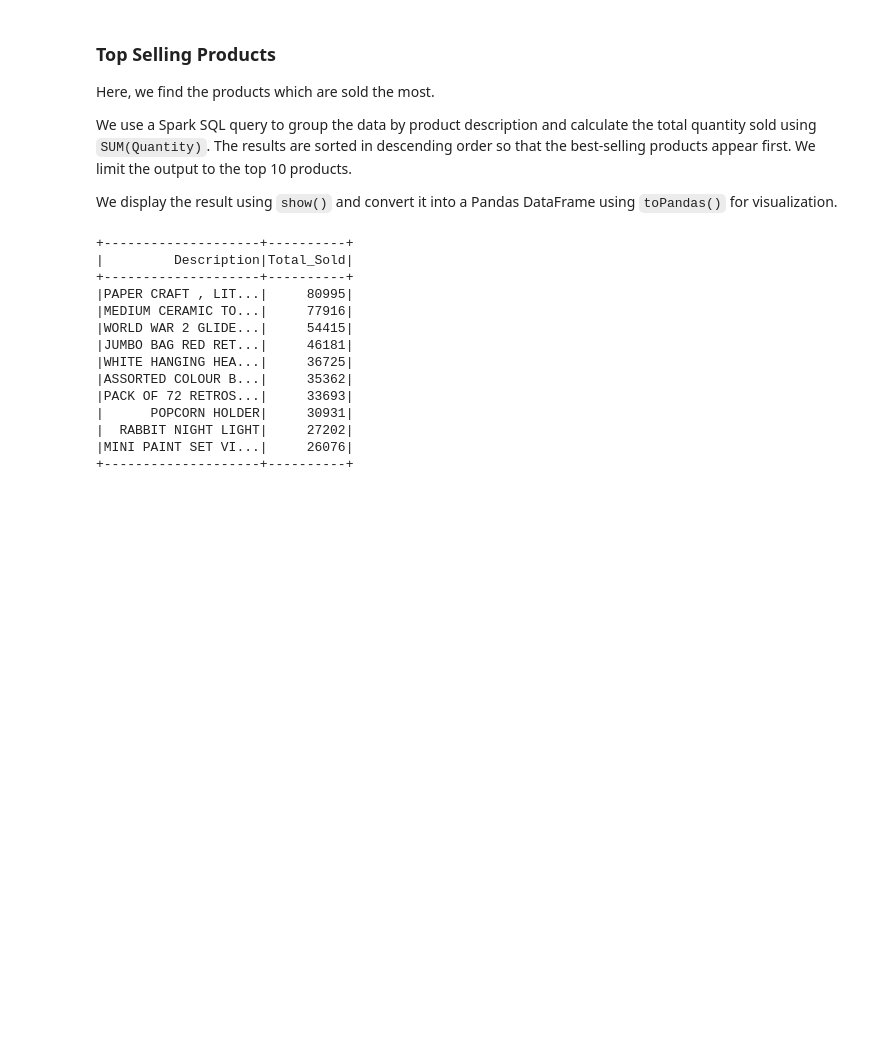
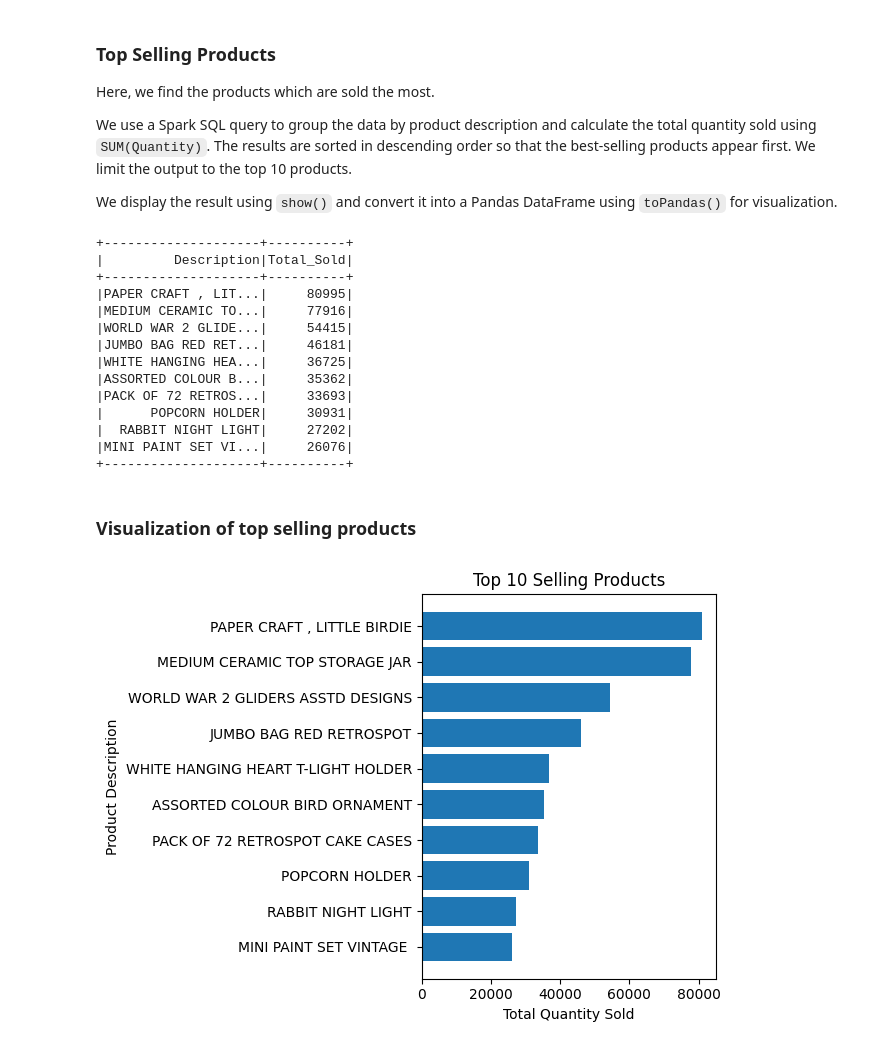
Before and after one commit to nabinyari/Bigdata_analysis_retail, a Jupyter notebook: main_assignment.ipynb, the cells around one changed output. Drawn from its saved outputs; the diff is of its cells as text; code cells hidden in the pictures; blank space fills up the shorter version.

Commit message:
Visualization of the top selling products

```diff
--- a/main_assignment.ipynb
+++ b/main_assignment.ipynb
@@ -216,3 +216,18 @@ pdf = result.toPandas()
 |  RABBIT NIGHT LIGHT|     27202|
 |MINI PAINT SET VI...|     26076|
 +--------------------+----------+
+# %% [markdown]
+### Visualization of top selling products
+# %%
+plt.figure()
+plt.barh(pdf["Description"], pdf["Total_Sold"])
+plt.title("Top 10 Selling Products")
+plt.xlabel("Total Quantity Sold")
+plt.ylabel("Product Description")
+
+plt.gca().invert_yaxis()  # highest on top
+plt.tight_layout()
+
+plt.show()
+# %% [output]
+[figure, added]
```
